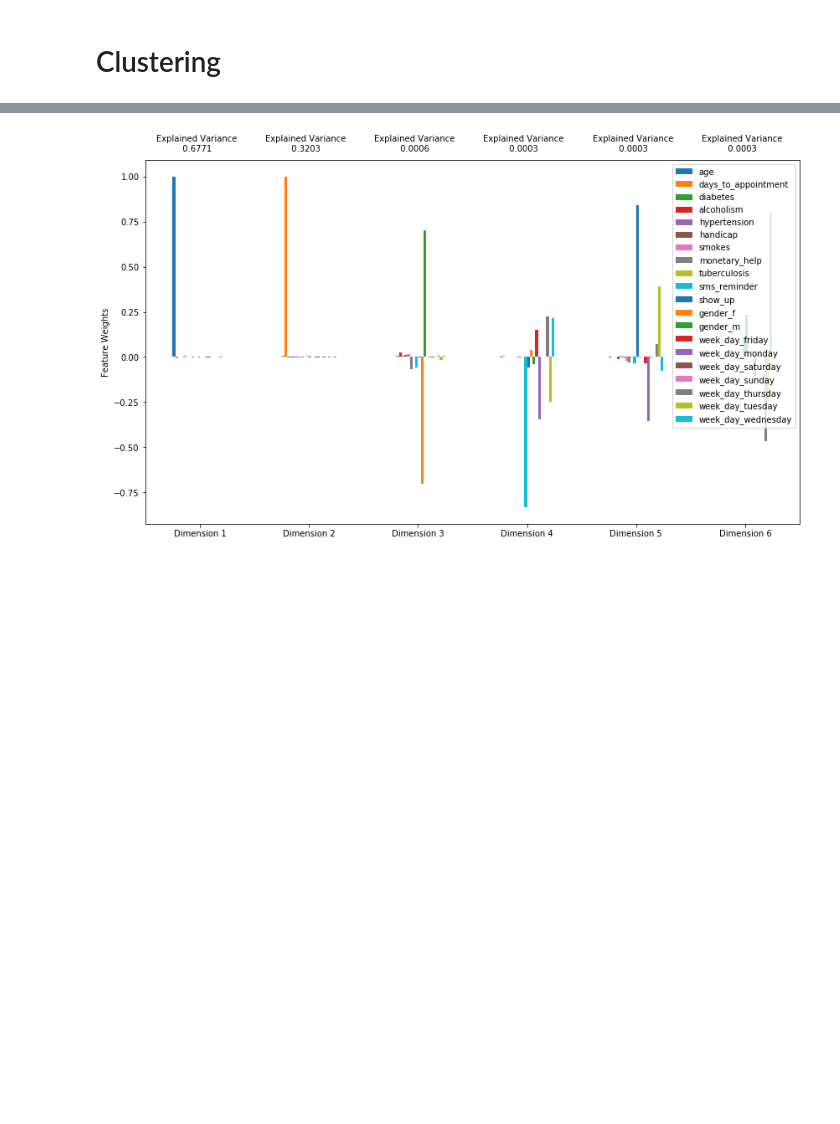
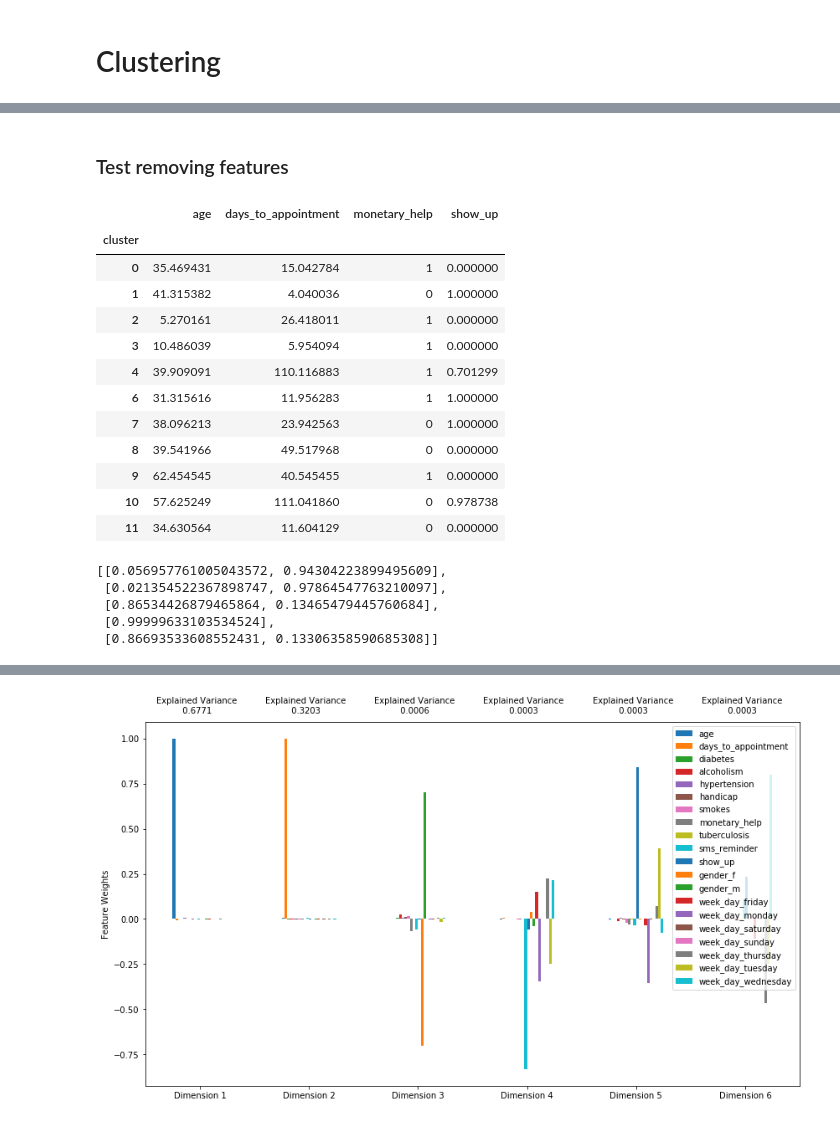
Before and after one commit to edvalente/mlnd-capstone-project, a Jupyter notebook: notebooks/capstone-scrapbook.ipynb, the cells around one changed output, grey strips where cells are left out. Saved outputs shown, nothing was run; the diff lists cells and outputs as text; code cells hidden in the pictures; blank space fills up the shorter version.

Commit message:
Creates summaries for clusters

```diff
--- a/notebooks/capstone-scrapbook.ipynb
+++ b/notebooks/capstone-scrapbook.ipynb
@@ -273,2 +351,4 @@ array([ 0.39141187,  0.18872881,  0.01990418,  0.05586574,  0.        ,
+# %%
+minimal_data = data.loc[:, mutual_features + ['show_up']]
 # %% [markdown]
 # Clustering
@@ -276,0 +355,32 @@ array([ 0.39141187,  0.18872881,  0.01990418,  0.05586574,  0.        ,
+# %% [markdown]
+### Test removing features
+# %%
+from sklearn.mixture import GaussianMixture
+from sklearn.metrics import silhouette_score
+
+clusterer = GaussianMixture(n_components=12).fit(minimal_data)
+samples = minimal_data[1000:1005]
+preds = clusterer.predict(minimal_data)
+centers = clusterer.means_
+
+clustered_data = minimal_data.assign(cluster = pd.Series(preds))
+preds_proba = clusterer.predict_proba(samples)
+preds_deter = clusterer.predict(samples)
+
+pivot = clustered_data.pivot_table(index='cluster', values=mutual_features + ['show_up'], aggfunc='mean')
+pivot = pivot.assign(count = clustered_data.groupby('cluster')['show_up'].aggregate('count'))
+pivot
+# %% [output]
+|  | age | days_to_appointment | monetary_help | show_up |
+| cluster |  |  |  |  |
+| 0 | 35.469431 | 15.042784 | 1 | 0.000000 |
+| 1 | 41.315382 | 4.040036 | 0 | 1.000000 |
+| 2 | 5.270161 | 26.418011 | 1 | 0.000000 |
+| 3 | 10.486039 | 5.954094 | 1 | 0.000000 |
+| 4 | 39.909091 | 110.116883 | 1 | 0.701299 |
+| 6 | 31.315616 | 11.956283 | 1 | 1.000000 |
+| 7 | 38.096213 | 23.942563 | 0 | 1.000000 |
+| 8 | 39.541966 | 49.517968 | 0 | 0.000000 |
+| 9 | 62.454545 | 40.545455 | 1 | 0.000000 |
+| 10 | 57.625249 | 111.041860 | 0 | 0.978738 |
+| 11 | 34.630564 | 11.604129 | 0 | 0.000000 |
@@ -276,0 +389,9 @@ array([ 0.39141187,  0.18872881,  0.01990418,  0.05586574,  0.        ,
+# %%
+a = [(i - min(i)) / (max(i) - min(i)) for i in preds_proba]
+[[i for i in j if i > 0.001] for j in preds_proba]
+# %% [output]
+[[0.056957761005043572, 0.94304223899495609],
+ [0.021354522367898747, 0.97864547763210097],
+ [0.86534426879465864, 0.13465479445760684],
+ [0.99999633103534524],
+ [0.86693533608552431, 0.13306358590685308]]
```
Also changed, not shown: parts of 13 cells of this notebook.
